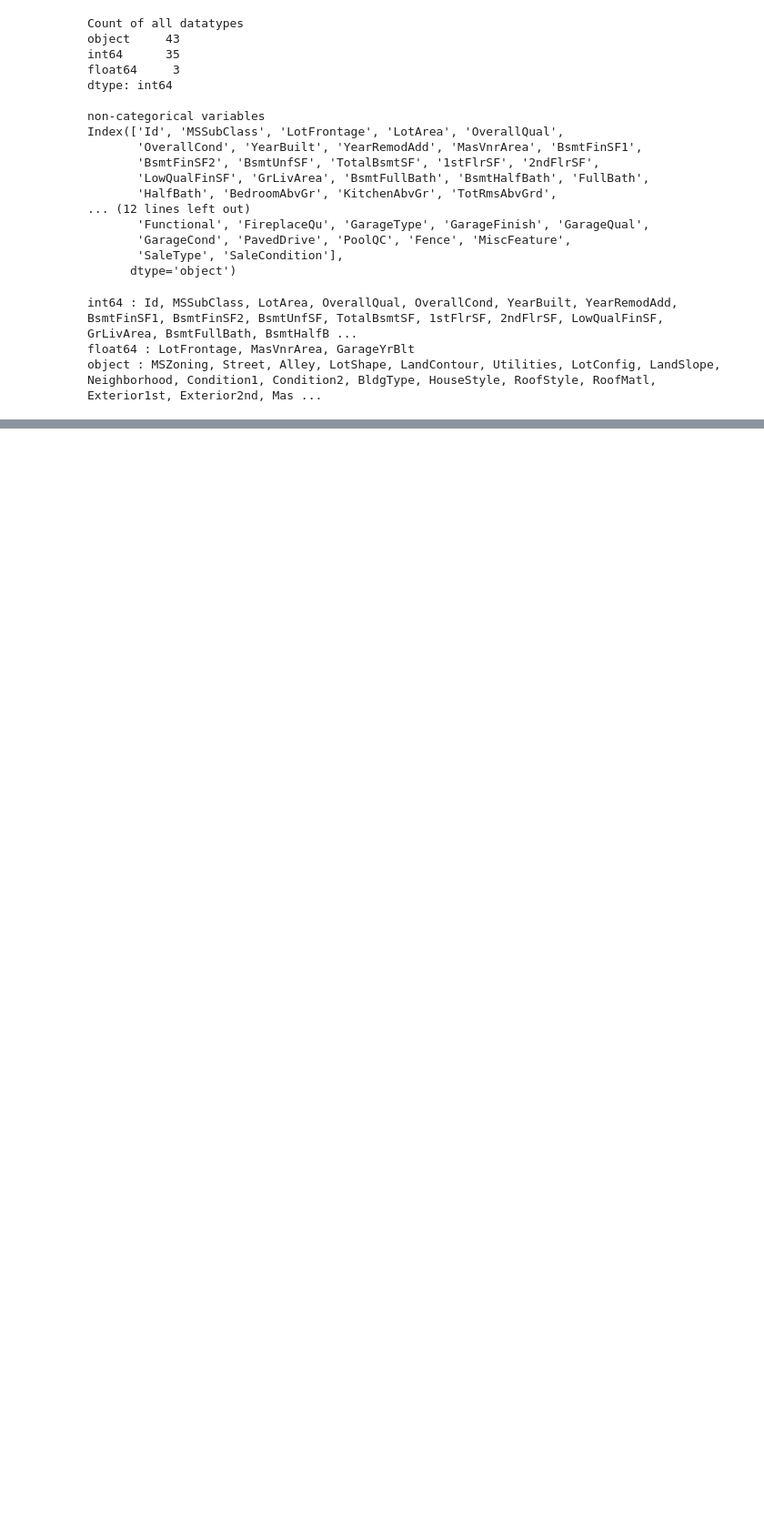
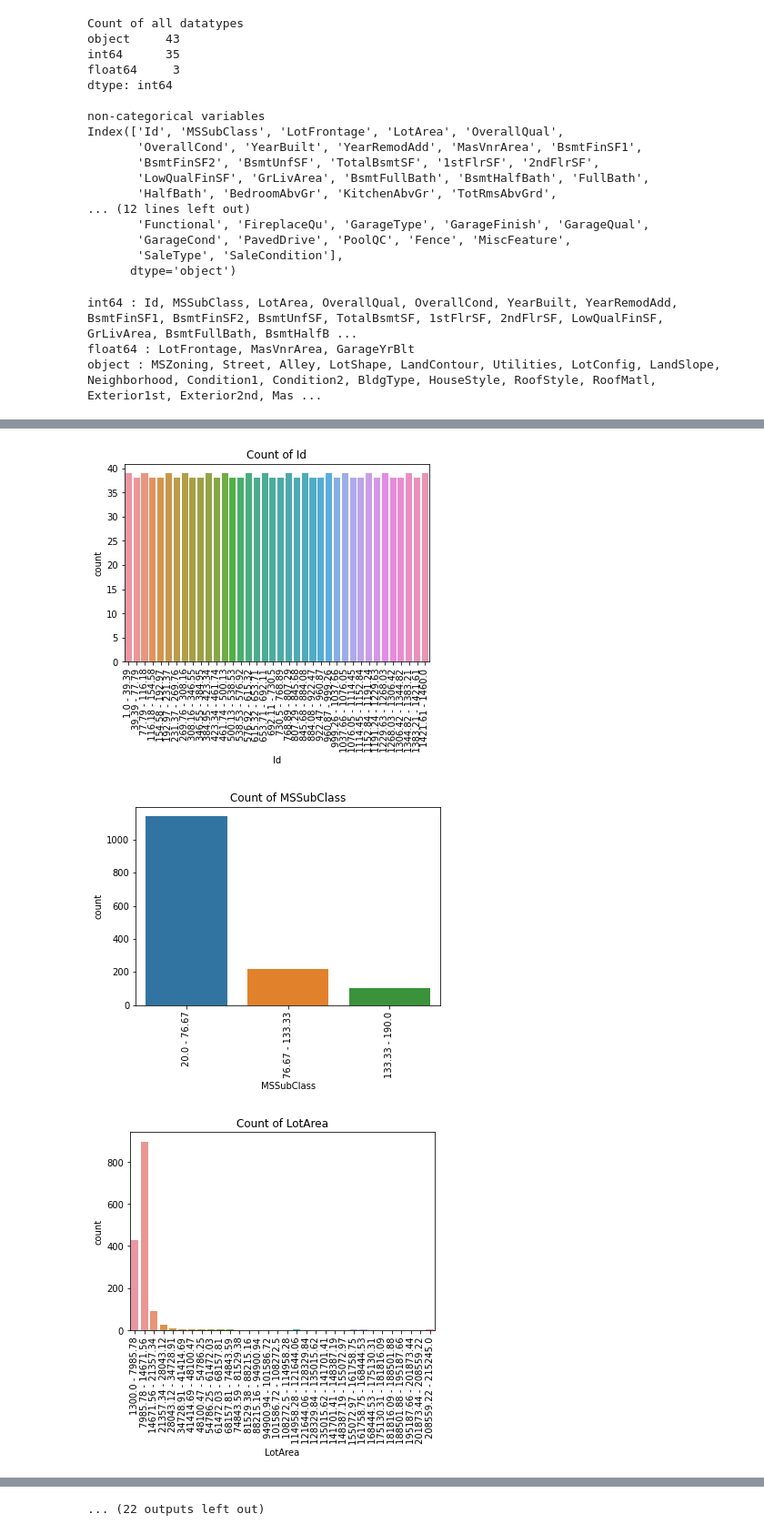
Before and after one commit to Adith13294/House-price-predictions, a Jupyter notebook: House_Price_prediction.ipynb, the cells around one changed output, grey strips where cells are left out. Shown at 91% size. Cells and saved outputs as stored; diff of their text form; code cells hidden in the pictures; blank space fills up the shorter version.

```diff
--- a/House_Price_prediction.ipynb
+++ b/House_Price_prediction.ipynb
@@ -144,0 +165,32 @@ pearson_co-efficient= 0.71  p-value= 4.518033646779431e-223
+# %%
+#Applying binning and hist plot for all the non-categorical values to understand more about outliers and distribution within the variables
+for i in test_set.select_dtypes(exclude=['object']).columns:
+  if training_set[i].isna().sum() == 0:
+    names = []
+    values = []
+    temp_df = pd.DataFrame()
+
+    #Performing binning
+    bins = np.linspace(min(training_set[i]), max(training_set[i]), int(math.sqrt(len(training_set[i].unique()))) + 1)
+    for j in range(0,len(bins) - 1):
+      names.append(str(round(bins[j],2)) + " - " + str(round(bins[j+1],2)))
+    temp_df["data"] = pd.cut(training_set[i], bins,labels=names, include_lowest=True)
+
+    #Re-arranging lists from value counts
+    key = temp_df["data"].value_counts().index.tolist()
+    value = list(temp_df["data"].value_counts())
+    for name in names:
+      values.append(value[key.index(name)])
+
+    #Plotting a barplot
+    fig, axs = plt.subplots(1)
+    ax = sns.barplot(x=names, y=values)
+    ax.set_xticklabels(ax.get_xticklabels(), rotation=90)
+    ax.set_title("Count of " + i )
+    ax.set_xlabel(i)
+    ax.set_ylabel("count")
+    plt.show()
+# %% [output]
+[figure, added]
+[figure, added]
+[figure, added]
@@ -144,0 +206 @@ pearson_co-efficient= 0.71  p-value= 4.518033646779431e-223
+... (22 outputs left out)
```
Also changed, not shown: parts of 5 cells of this notebook.
